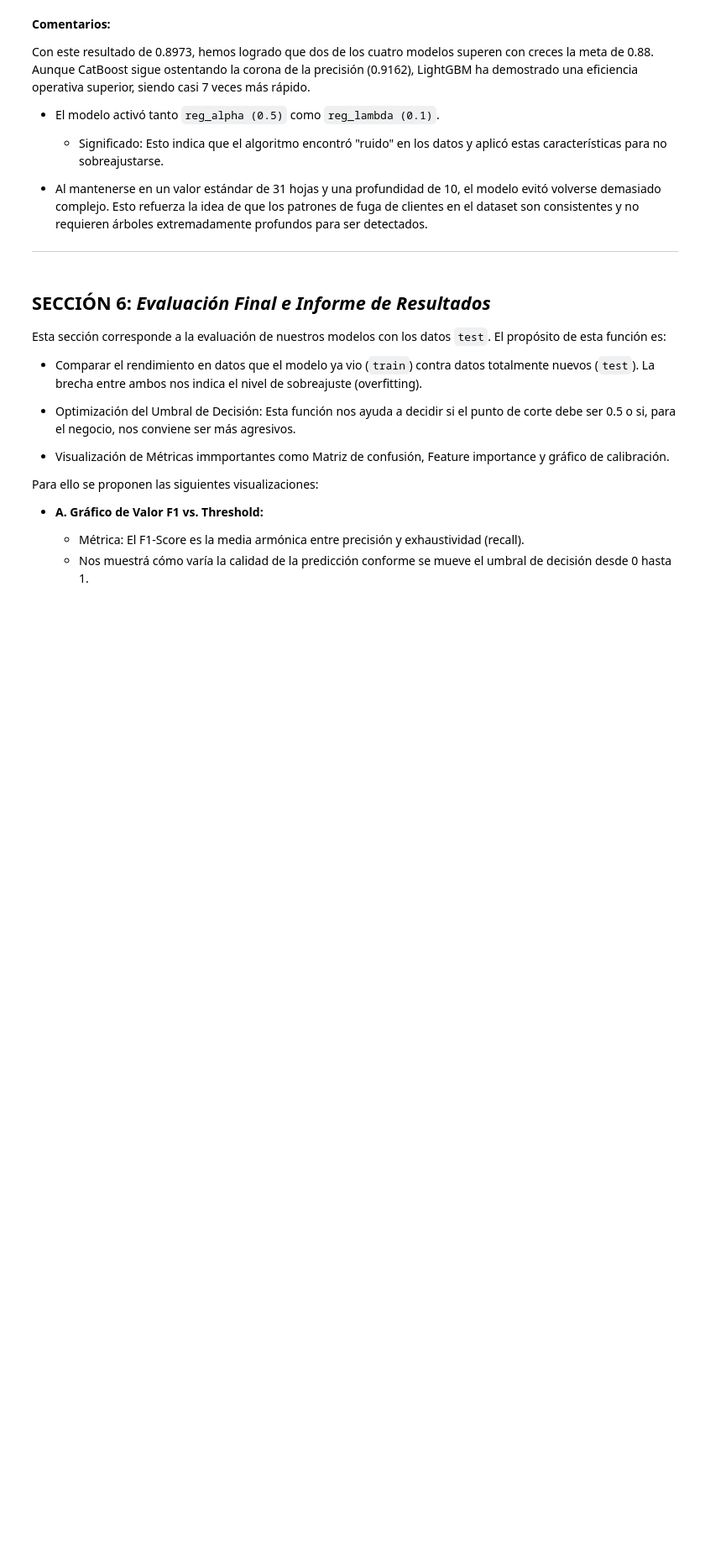
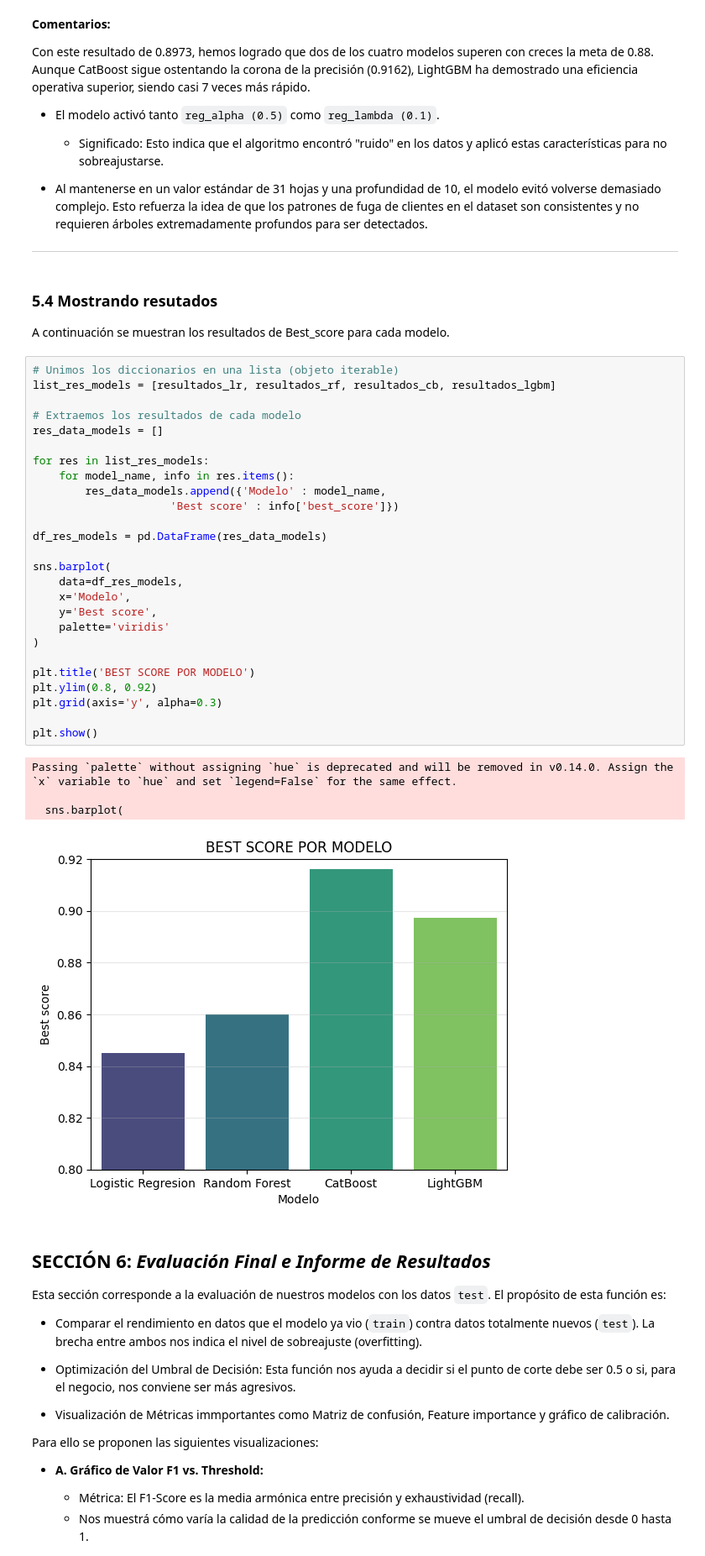
Before and after one commit to NblAugusto17/telecom-churn-prediction, a Jupyter notebook: notebooks/churn-prediction-model.ipynb, the cells around one changed output. Shown at 84% size. Cells and saved outputs as stored; diff of their text form; blank space fills up the shorter version.

```diff
--- a/notebooks/churn-prediction-model.ipynb
+++ b/notebooks/churn-prediction-model.ipynb
@@ -1928,6 +1911,41 @@ Con este resultado de 0.8973, hemos logrado que dos de los cuatro modelos supere
 - Al mantenerse en un valor estándar de 31 hojas y una profundidad de 10, el modelo evitó volverse demasiado complejo. Esto refuerza la idea de que los patrones de fuga de clientes en el dataset son consistentes y no requieren árboles extremadamente profundos para ser detectados.
 
 ---
+# %% [markdown]
+### **5.4 Mostrando resutados**
+
+A continuación se muestran los resultados de Best_score para cada modelo.
+# %%
+# Unimos los diccionarios en una lista (objeto iterable)
+list_res_models = [resultados_lr, resultados_rf, resultados_cb, resultados_lgbm]
+
+# Extraemos los resultados de cada modelo
+res_data_models = []
+
+for res in list_res_models:
+    for model_name, info in res.items():
+        res_data_models.append({'Modelo' : model_name,
+                     'Best score' : info['best_score']})
+
+df_res_models = pd.DataFrame(res_data_models)
+
+sns.barplot(
+    data=df_res_models,
+    x='Modelo',
+    y='Best score',
+    palette='viridis'
+)
+
+plt.title('BEST SCORE POR MODELO')
+plt.ylim(0.8, 0.92)
+plt.grid(axis='y', alpha=0.3)
+
+plt.show()
+# %% [output]
+Passing `palette` without assigning `hue` is deprecated and will be removed in v0.14.0. Assign the `x` variable to `hue` and set `legend=False` for the same effect.
+
+  sns.barplot(
+[figure, added]
 # %% [markdown]
 ## **SECCIÓN 6:** *Evaluación Final e Informe de Resultados*
 
```
Also changed, not shown: parts of 14 cells of this notebook, 6 other files.
